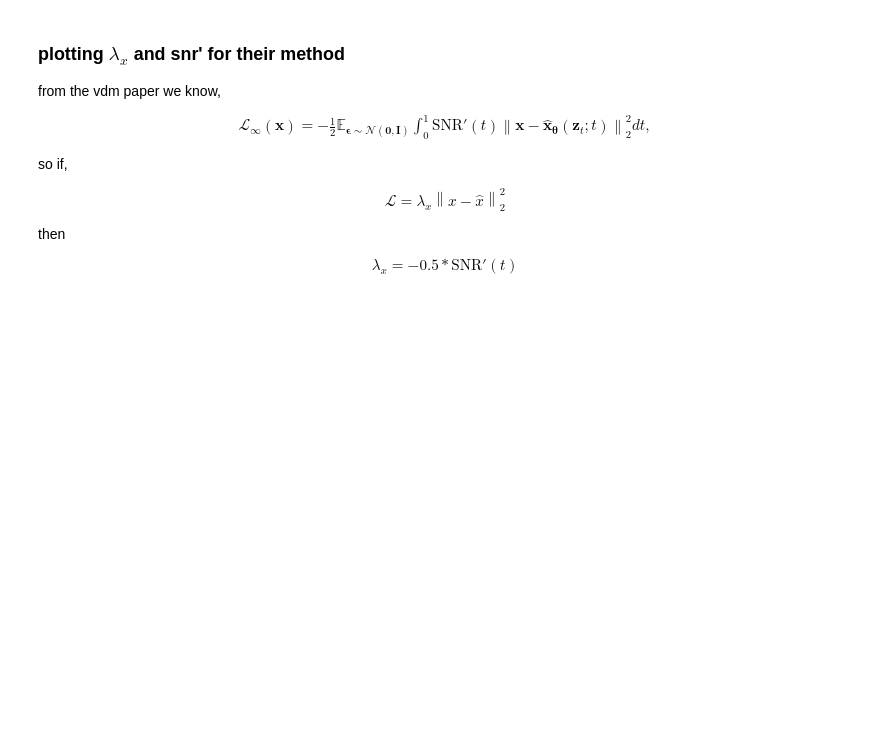
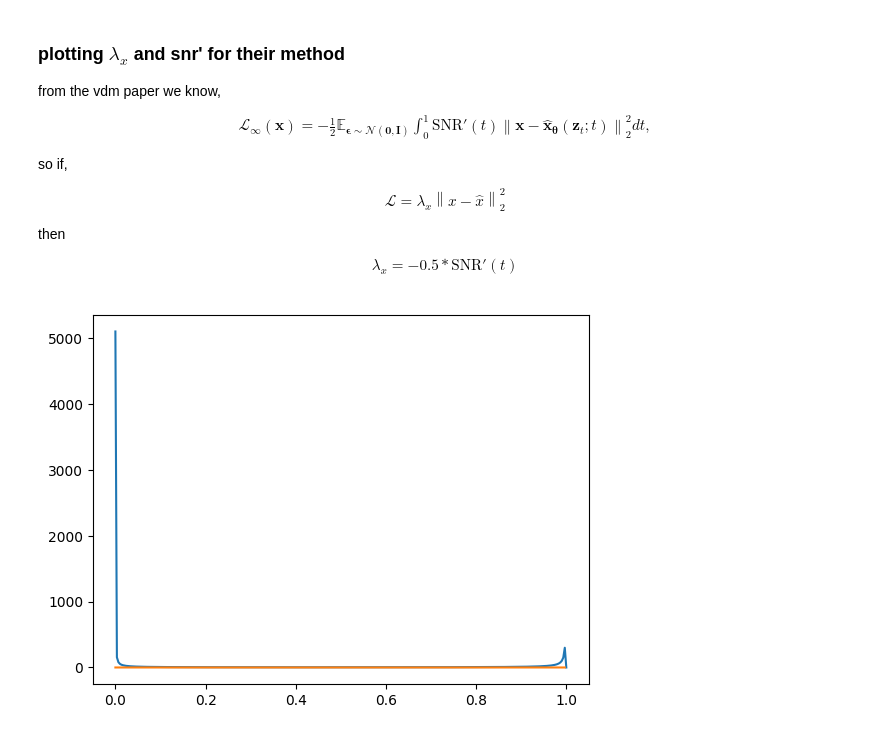
Before and after one commit to Nesta-gitU/discrete_diffusion, a Jupyter notebook: notebooks/ndm_parameterisation_modified (1).ipynb, the cells around one changed output. Drawn from its saved outputs; the diff is of its cells as text; code cells hidden in the pictures; blank space fills up the shorter version.

```diff
--- a/notebooks/ndm_parameterisation_modified (1).ipynb
+++ b/notebooks/ndm_parameterisation_modified (1).ipynb
@@ -1318,19 +1318,19 @@ mulan_config = SimpleNamespace(
                 around_reference=True,
             )
 
-transform = AffineTransformID()
-#transform = AffineTransformHalfNeural(d=2)
+#transform = AffineTransformID()
+transform = AffineTransformHalfNeural(d=2)
 
-#gamma = GammaLinear()
+gamma = GammaLinear()
 #gamma = GammaVDM()
 #gamma = GammaBad()
-gamma = GammaMuLAN(mulan_config)
+#gamma = GammaMuLAN(mulan_config)
 #gamma = GammaMuLANtDir(mulan_config)
 #gamma = GammaARReversed(mulan_config)
 #print(gamma)
 
-vol_eta = VolatilityEtaOne()
-#vol_eta = VolatilityEtaNeural()
+#vol_eta = VolatilityEtaOne()
+vol_eta = VolatilityEtaNeural()
 
 pred = Predictor(d=2)
 
@@ -1972,27 +1979,39 @@ plt.show()
 # %%
 class GammaTheirs(Gamma):
     def __init__(self):
         super().__init__()
 
     def get_gamma(self, t):
         def safe_logit(x, eps=1e-6):
             """
             Stable log( x / (1 - x) ) for x in (0, 1).
 
             Parameters
             ----------
             x   : torch.Tensor   -- input, any shape
             eps : float          -- clamp width; keeps gradients finite
             """
             x = x.clamp(eps, 1.0 - eps)            # avoid exactly 0 or 1
             return torch.log(x) - torch.log1p(-x)   # log(x) - log(1 - x)
         s = (0.99-t) * 0.0001
         sqrt = torch.sqrt(t+s)
         gamma = safe_logit(sqrt)
 
         return gamma
 
 gamma = GammaTheirs()
+
+with torch.no_grad():
+    t = torch.linspace(0, 1, 300)[:, None]
+
+    g, dg = gamma(t)
+    one_over_dg = 1 / (dg)
+
+    plt.plot(t, dg)
+    plt.plot(t, one_over_dg)
+    plt.show()
+# %% [output]
+[figure, added]
 # %%
 with torch.no_grad():
     t = torch.linspace(0, 1, 300)[:, None]
```
Also changed, not shown: parts of 7 cells of this notebook, 1 other file.
